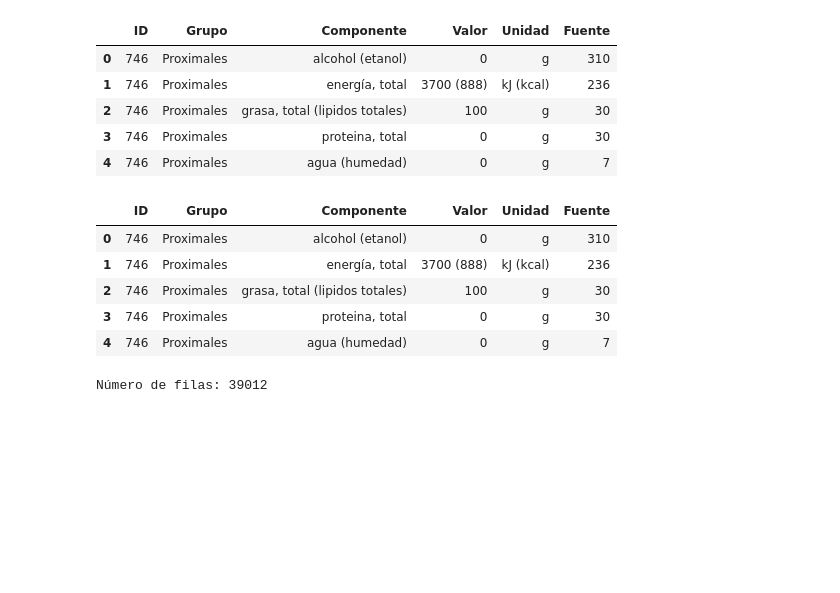
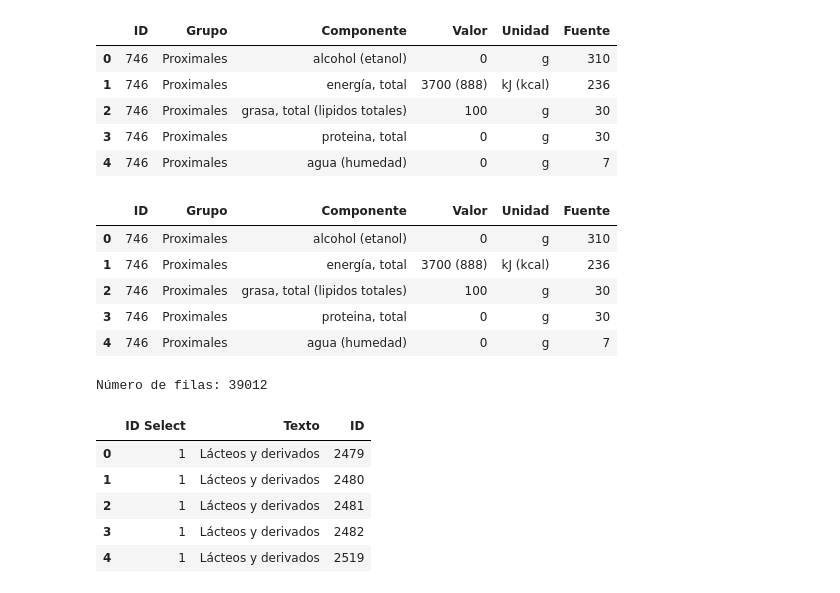
Before and after one commit to joampc/TFM2023, a Jupyter notebook: notebooks/Food_processing.ipynb, the cells around one changed output. Cells and saved outputs as stored; diff of their text form; code cells hidden in the pictures; blank space fills up the shorter version.

```diff
--- a/notebooks/Food_processing.ipynb
+++ b/notebooks/Food_processing.ipynb
@@ -78,3 +80,12 @@ print("Número de filas:", num_filas)
 Número de filas: 39012
 # %%
 #el fichero grupo de alimentos puede servir para agrupar los ingredientes
+df_grupos = pd.read_csv('/content/drive/MyDrive/TFM/Alimentos/grupos.csv', delimiter='|')
+df_grupos.head()
+# %% [output]
+|  | ID Select | Texto | ID |
+| 0 | 1 | Lácteos y derivados | 2479 |
+| 1 | 1 | Lácteos y derivados | 2480 |
+| 2 | 1 | Lácteos y derivados | 2481 |
+| 3 | 1 | Lácteos y derivados | 2482 |
+| 4 | 1 | Lácteos y derivados | 2519 |
```
Also changed, not shown: parts of 6 cells of this notebook.
